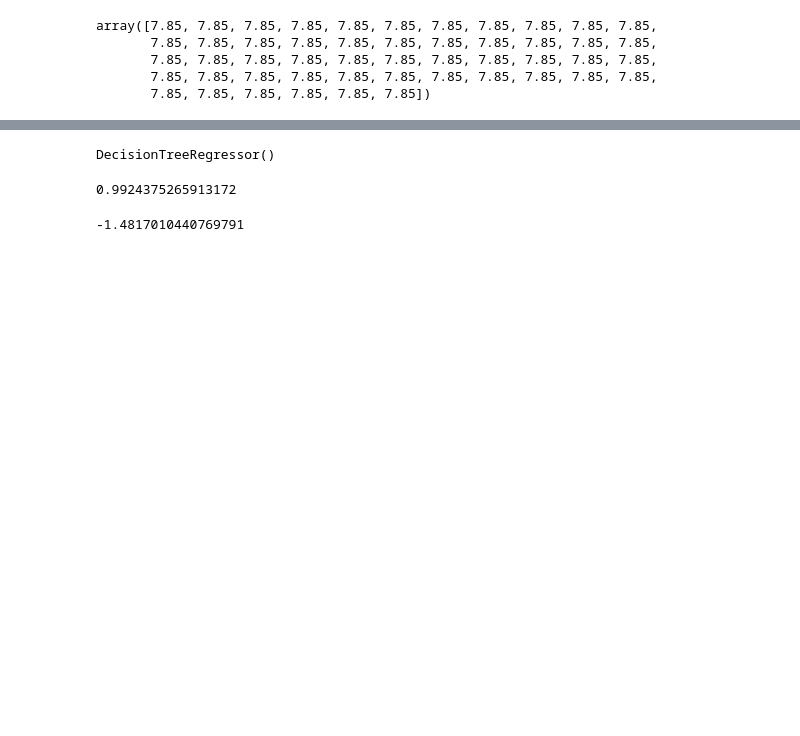
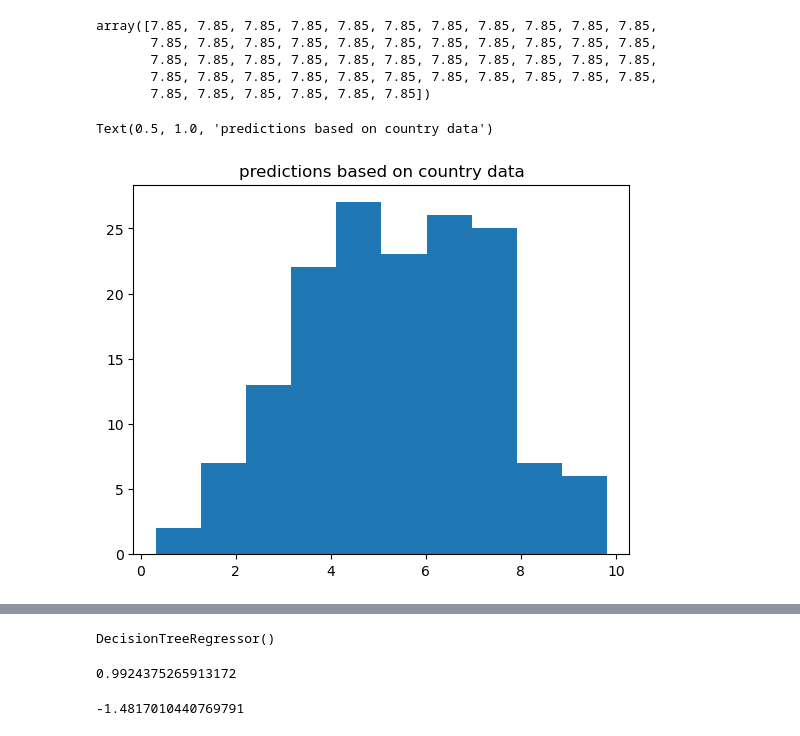
Before and after one commit to elliottjones56/project_5, a Jupyter notebook: EDA.ipynb, the cells around one changed output, grey strips where cells are left out. Drawn from its saved outputs; the diff is of its cells as text; code cells hidden in the pictures; blank space fills up the shorter version.

Commit message:
fixed state data, ready for conclusions

```diff
--- a/EDA.ipynb
+++ b/EDA.ipynb
@@ -494,3 +564,9 @@ array([7.85, 7.85, 7.85, 7.85, 7.85, 7.85, 7.85, 7.85, 7.85, 7.85, 7.85,
        7.85, 7.85, 7.85, 7.85, 7.85, 7.85, 7.85, 7.85, 7.85, 7.85, 7.85,
        7.85, 7.85, 7.85, 7.85, 7.85, 7.85, 7.85, 7.85, 7.85, 7.85, 7.85,
        7.85, 7.85, 7.85, 7.85, 7.85, 7.85])
+# %%
+plt.hist(dtr.predict(X2))
+plt.title('predictions based on country data')
+# %% [output]
+Text(0.5, 1.0, 'predictions based on country data')
+[figure, added]
```
Also changed, not shown: parts of 24 cells of this notebook, 2 other files.
